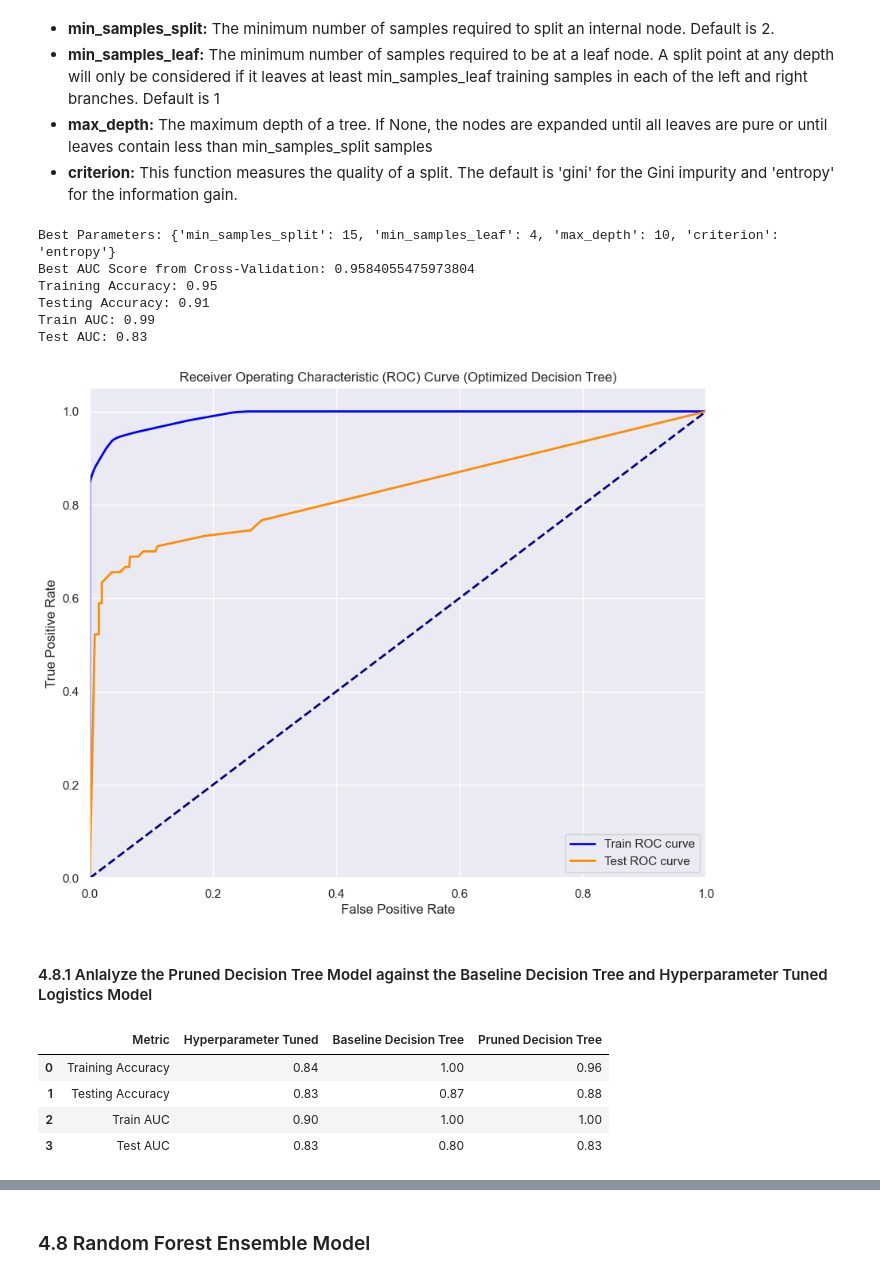
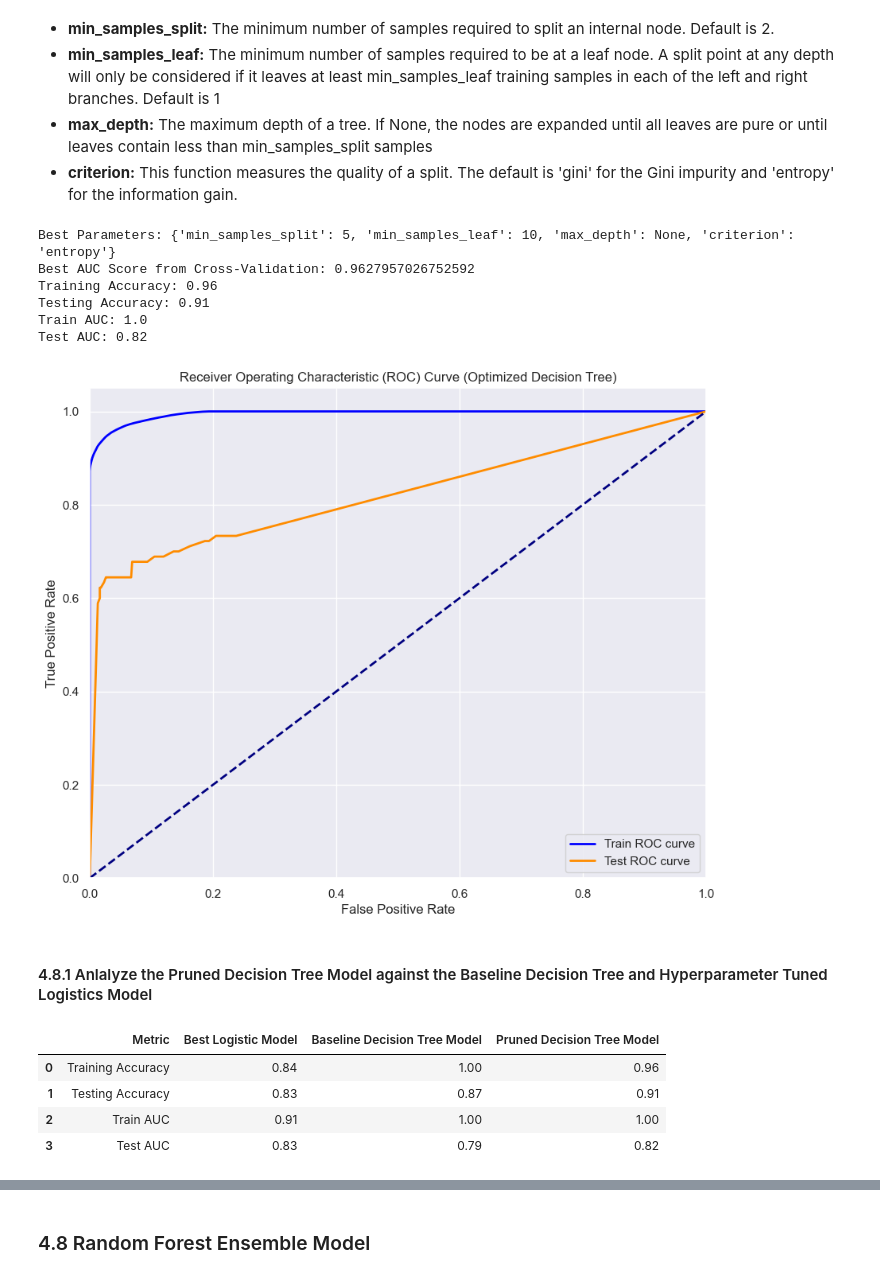
Before and after one commit to WambuiMunene/Phase-3-Project, a Jupyter notebook: index.ipynb, the cells around one changed output, grey strips where cells are left out. Cells and saved outputs as stored; diff of their text form; code cells hidden in the pictures.

```diff
--- a/index.ipynb
+++ b/index.ipynb
@@ -1382,64 +1405,67 @@ y_hat_train = best_dt_model.predict(X_train_resampled)
 y_hat_test = best_dt_model.predict(X_test)
 
 # Get accuracy scores
-train_accuracy = round(accuracy_score(y_train_resampled, y_hat_train), 2)
-test_accuracy = round(accuracy_score(y_test, y_hat_test), 2)
-print('Training Accuracy:', train_accuracy)
-print('Testing Accuracy:', test_accuracy)
+prunedt_train_accuracy = round(accuracy_score(y_train_resampled, y_hat_train), 2)
+prunedt_test_accuracy = round(accuracy_score(y_test, y_hat_test), 2)
+print('Training Accuracy:', prunedt_train_accuracy)
+print('Testing Accuracy:', prunedt_test_accuracy)
 
 # Calculate the probability scores for the ROC curve
 y_train_prob = best_dt_model.predict_proba(X_train_resampled)[:, 1]
 y_test_prob = best_dt_model.predict_proba(X_test)[:, 1]
 
 # Calculate the fpr, tpr, and thresholds for the ROC curve
 train_fpr, train_tpr, _ = roc_curve(y_train_resampled, y_train_prob)
 test_fpr, test_tpr, _ = roc_curve(y_test, y_test_prob)
 
 # Calculate the AUC scores
-train_auc = round(auc(train_fpr, train_tpr), 2)
-test_auc = round(auc(test_fpr, test_tpr), 2)
-print('Train AUC:', train_auc)
-print('Test AUC:', test_auc)
+prunedt_train_AUC = round(auc(train_fpr, train_tpr), 2)
+prunedt_test_AUC = round(auc(test_fpr, test_tpr), 2)
+print('Train AUC:', prunedt_train_AUC)
+print('Test AUC:', prunedt_test_AUC)
 
 # Plot the ROC curves for the train and test sets
 plt.figure(figsize=(10, 8))
 lw = 2
 
 plt.plot(train_fpr, train_tpr, color='blue', lw=lw, label='Train ROC curve')
 plt.plot(test_fpr, test_tpr, color='darkorange', lw=lw, label='Test ROC curve')
 
 plt.plot([0, 1], [0, 1], color='navy', lw=lw, linestyle='--')
 plt.xlim([0.0, 1.0])
 plt.ylim([0.0, 1.05])
 plt.xlabel('False Positive Rate')
 plt.ylabel('True Positive Rate')
 plt.title('Receiver Operating Characteristic (ROC) Curve (Optimized Decision Tree)')
 plt.legend(loc='lower right')
 plt.show()
 # %% [output]
-Best Parameters: {'min_samples_split': 15, 'min_samples_leaf': 4, 'max_depth': 10, 'criterion': 'entropy'}
-Best AUC Score from Cross-Validation: 0.9584055475973804
-Training Accuracy: 0.95
+Best Parameters: {'min_samples_split': 5, 'min_samples_leaf': 10, 'max_depth': None, 'criterion': 'entropy'}
+Best AUC Score from Cross-Validation: 0.9627957026752592
+Training Accuracy: 0.96
 Testing Accuracy: 0.91
-Train AUC: 0.99
-Test AUC: 0.83
+Train AUC: 1.0
+Test AUC: 0.82
-[figure, old version]
+[figure, new version]
 # %% [markdown]
 #### 4.8.1 Anlalyze the Pruned Decision Tree Model against the Baseline Decision Tree and Hyperparameter Tuned Logistics Model
 # %%
 # Data for the models
-data = {'Metric': ['Training Accuracy', 'Testing Accuracy', 'Train AUC', 'Test AUC'],
-    'Hyperparameter Tuned':[0.84,0.83,0.90,0.83],
-    'Baseline Decision Tree':[1.0,0.87,1.0,0.8],
-    'Pruned Decision Tree':[0.96,0.88,1.0,0.83]}
-log_tree_analysis_df2 = pd.DataFrame(data)
-log_tree_analysis_df2
+prunedt_scores = [prunedt_train_accuracy,prunedt_test_accuracy,prunedt_train_AUC,prunedt_test_AUC]
+results_bestlog_basedt_prunedt = {
+    'Metric':Metrics,
+    'Best Logistic Model':tuned_scores,
+    'Baseline Decision Tree Model': basedt_scores,
+    'Pruned Decision Tree Model':prunedt_scores
+   }
+log_dt_prune_analysis_df= pd.DataFrame(results_bestlog_basedt_prunedt)
+log_dt_prune_analysis_df
 # %% [output]
-|  | Metric | Hyperparameter Tuned | Baseline Decision Tree | Pruned Decision Tree |
+|  | Metric | Best Logistic Model | Baseline Decision Tree Model | Pruned Decision Tree Model |
 | 0 | Training Accuracy | 0.84 | 1.00 | 0.96 |
-| 1 | Testing Accuracy | 0.83 | 0.87 | 0.88 |
-| 2 | Train AUC | 0.90 | 1.00 | 1.00 |
-| 3 | Test AUC | 0.83 | 0.80 | 0.83 |
+| 1 | Testing Accuracy | 0.83 | 0.87 | 0.91 |
+| 2 | Train AUC | 0.91 | 1.00 | 1.00 |
+| 3 | Test AUC | 0.83 | 0.79 | 0.82 |
 # %% [markdown]
 + **Baseline Decision Tree:** Exhibits overfitting with perfect training metrics but lower test performance.
 
```
Also changed, not shown: parts of 33 cells of this notebook, 1 other file.
